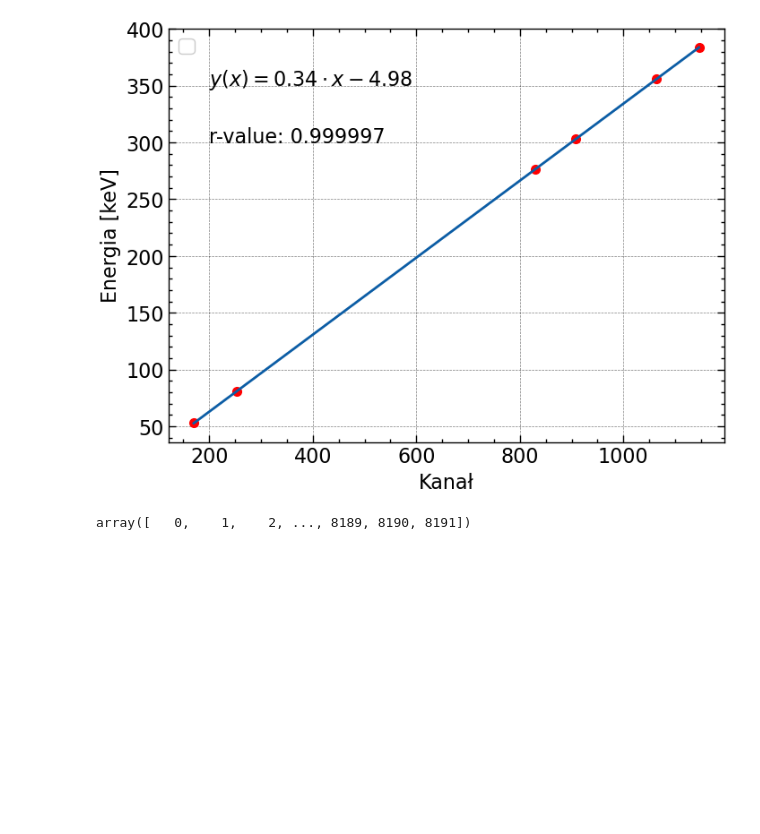
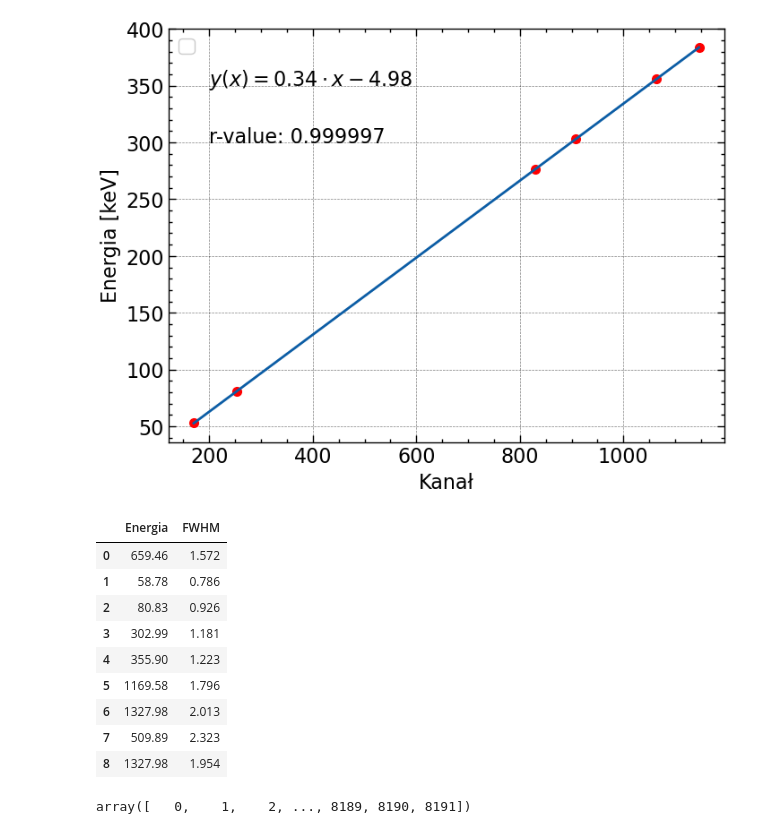
Before and after one commit to szczun/studia, a Jupyter notebook: Ltj/Lab1/odczyty/main.ipynb, the cells around one changed output. Saved outputs shown, nothing was run; the diff lists cells and outputs as text; code cells hidden in the pictures; blank space fills up the shorter version.

```diff
--- a/Ltj/Lab 1/odczyty/main.ipynb
+++ b/Ltj/Lab1/odczyty/main.ipynb
@@ -38,10 +38,23 @@ LinregressResult(slope=0.33917651258913645, intercept=-4.97995217328409, rvalue=
 # %%
 americiumData = np.loadtxt('Am241.TKA')
 bariumData = np.loadtxt('Ba133.TKA')
 sodiumData = np.loadtxt('Na22.TKA')
 caesiumData = np.loadtxt('cez137.TKA')
 cobaltData = np.loadtxt('Co60.TKA')
 unknownData = np.loadtxt('nieznana.TKA')
+fwhm_E = pd.read_excel("Lab1.xlsx", sheet_name = "FWHM(E)")
+fwhm_E
+# %% [output]
+|  | Energia | FWHM |
+| 0 | 659.46 | 1.572 |
+| 1 | 58.78 | 0.786 |
+| 2 | 80.83 | 0.926 |
+| 3 | 302.99 | 1.181 |
+| 4 | 355.90 | 1.223 |
+| 5 | 1169.58 | 1.796 |
+| 6 | 1327.98 | 2.013 |
+| 7 | 509.89 | 2.323 |
+| 8 | 1327.98 | 1.954 |
 # %%
 np.arange(len(americiumData))
 # %% [output]
```
Also changed, not shown: parts of 7 cells of this notebook, 36 other files.
